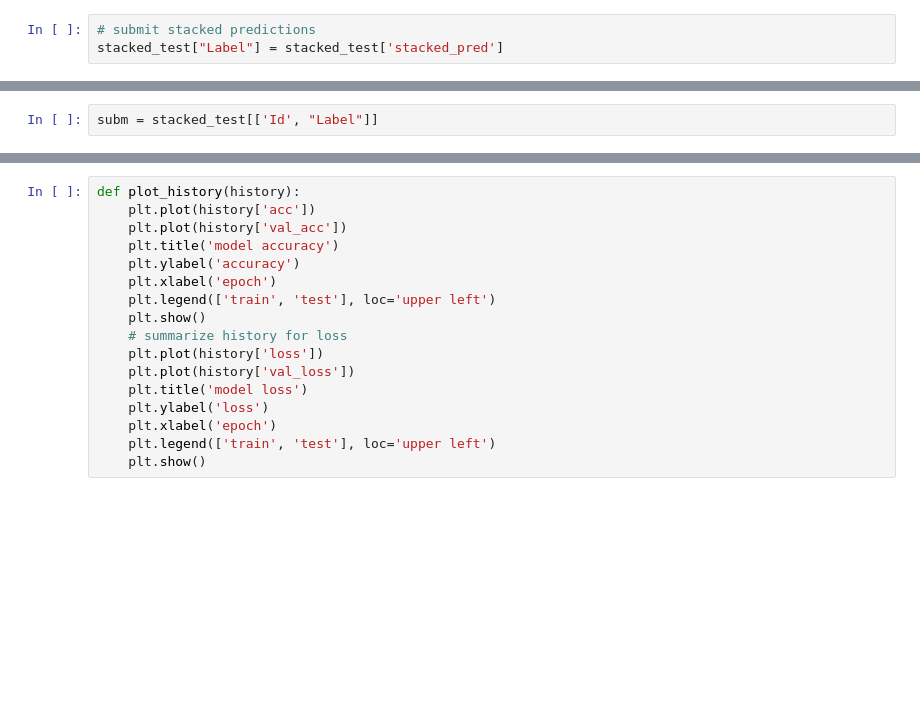
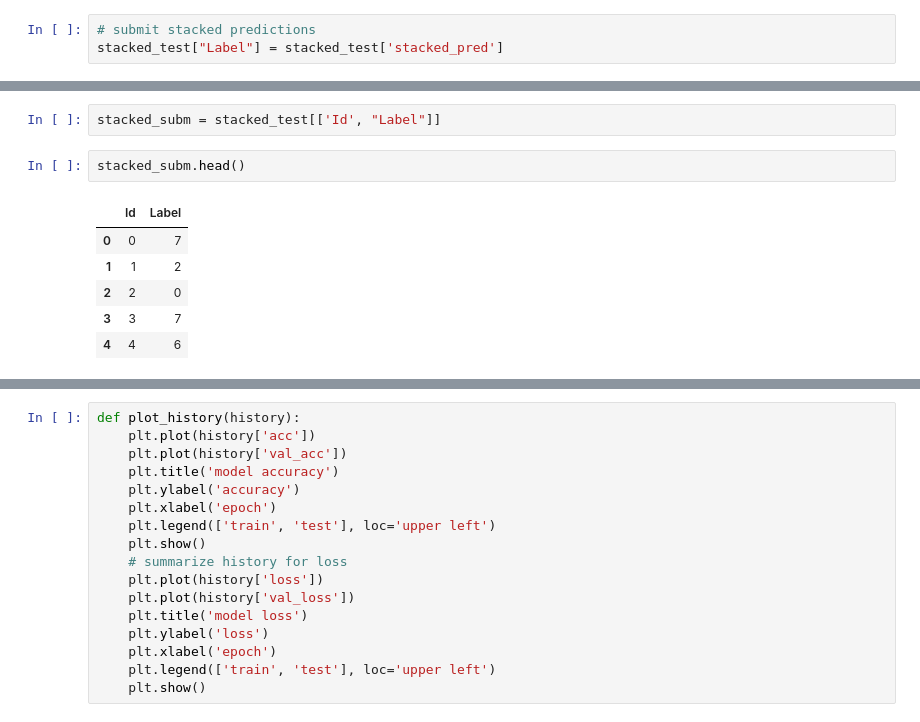
Before and after one commit to tamirbennatan/EMNIST-Classification, a Jupyter notebook: model_results/CNN-Results.ipynb, the cells around one changed output, grey strips where cells are left out. Drawn from its saved outputs; the diff is of its cells as text; blank space fills up the shorter version.

```diff
--- a/model_results/CNN-Results.ipynb
+++ b/model_results/CNN-Results.ipynb
@@ -219,2 +347,11 @@ stacked_test.head()
 # %%
-subm = stacked_test[['Id', "Label"]]
+stacked_subm = stacked_test[['Id', "Label"]]
+# %%
+stacked_subm.head()
+# %% [output]
+|  | Id | Label |
+| 0 | 0 | 7 |
+| 1 | 1 | 2 |
+| 2 | 2 | 0 |
+| 3 | 3 | 7 |
+| 4 | 4 | 6 |
```
Also changed, not shown: parts of 54 cells of this notebook, 4 other files.
